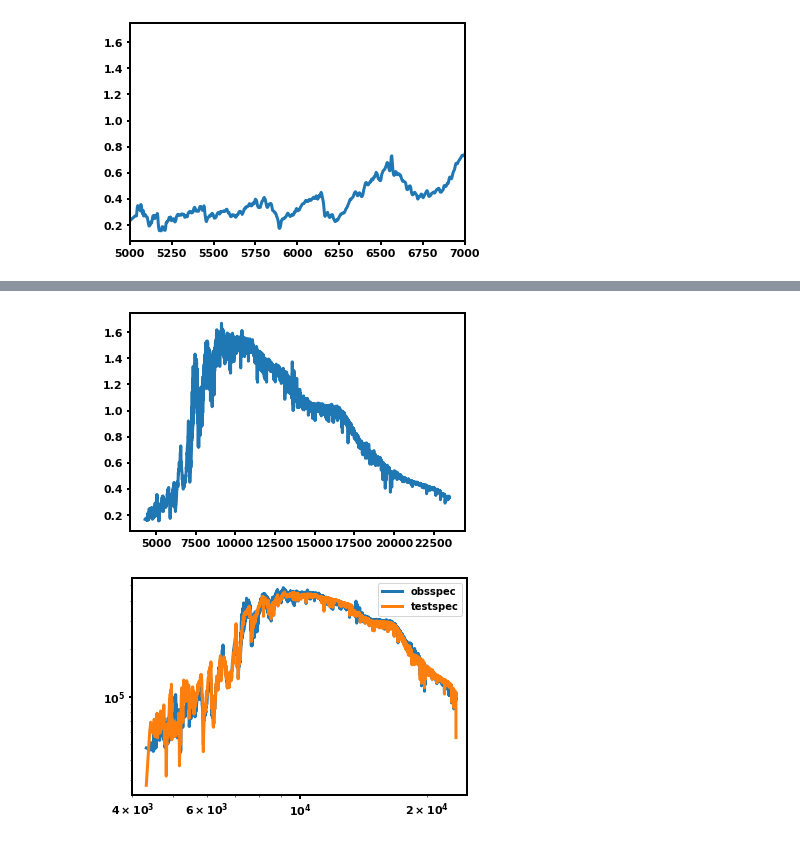
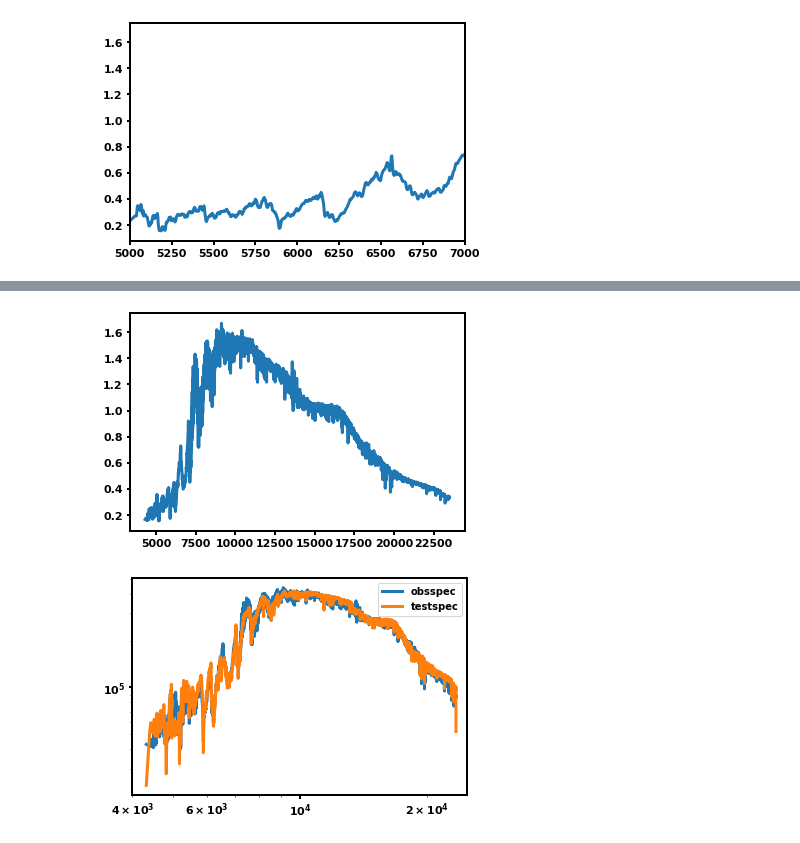
Before and after one commit to awmann/K233Spots, a Jupyter notebook: multi_spec_fit.ipynb, the cells around one changed output, grey strips where cells are left out. Drawn from its saved outputs; the diff is of its cells as text; code cells hidden in the pictures.

```diff
--- a/multi_spec_fit.ipynb
+++ b/multi_spec_fit.ipynb
@@ -232,29 +211,26 @@ def ln_posterior(theta, modelteff, modelspectra, wav, obsspec, obstype, obserr )
 # %%
 obsspec_cut = np.array(obsspec[l5])
 obswav_cut = np.array(obswav[l5])
 obserr_cut = np.array(obserr[l5])
 obstype_cut = np.array(obstype[l5])
 plt.plot(modelwave,obsspec_cut)
 plt.show()
-#bluenorm = np.median(testspec[np.where(obstype == 1)])/np.median(obsspec_cut[np.where(obstype_cut == 1)])
-#rednorm = np.median(testspec[np.where(obstype == 2)])/np.median(obsspec_cut[np.where(obstype_cut == 2)])
-#irnorm = np.median(testspec[np.where(obstype == 3)])/np.median(obsspec_cut[np.where(obstype_cut == 3)])
 bluenorm, rednorm, irnorm = [294802.917,299787.751, 296800]
-testspec = doublespec(modelteff,modelspectra,3540,3000,0.5)
+testspec = doublespec(modelteff,modelspectra,3540,2900,0.55)
 red = ext.extinguish(modelwave*u.AA, Av=0.5)
 testspec *= red
 obsspec_plot = obsspec_cut/(np.median(obsspec_cut)/np.median(testspec))
 
 plt.plot(modelwave,obsspec_plot,label='obsspec')
 plt.plot(modelwave,testspec,label='testspec')
 plt.xscale('log')
 plt.yscale('log')
 plt.xlim(4000,25000)
 plt.legend()
 plt.show()
 # %% [output]
 [figure]
-[figure, old version]
+[figure, new version]
 # %%
 nwalkers, ndim = 30, 9
 nthreads = 12
```
Also changed, not shown: parts of 17 cells of this notebook, 2 other files.
